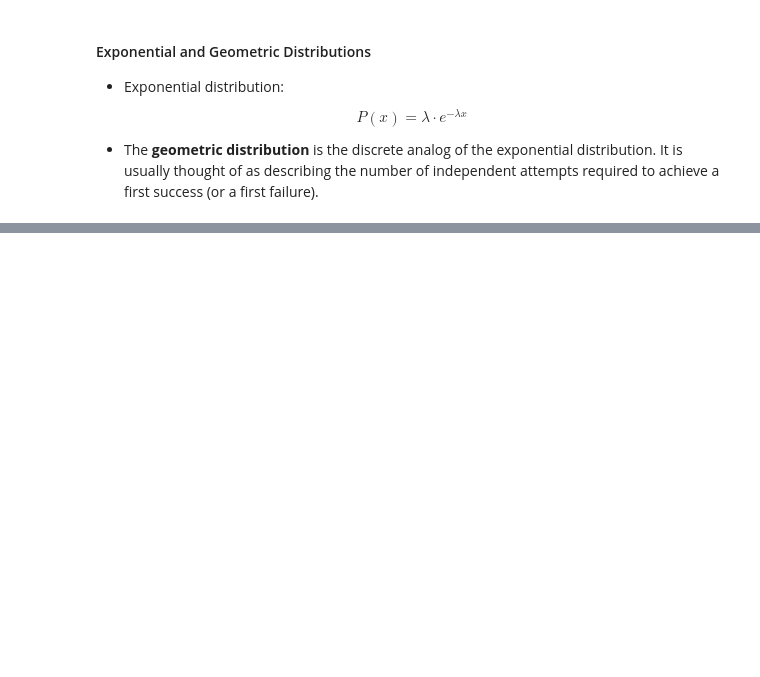
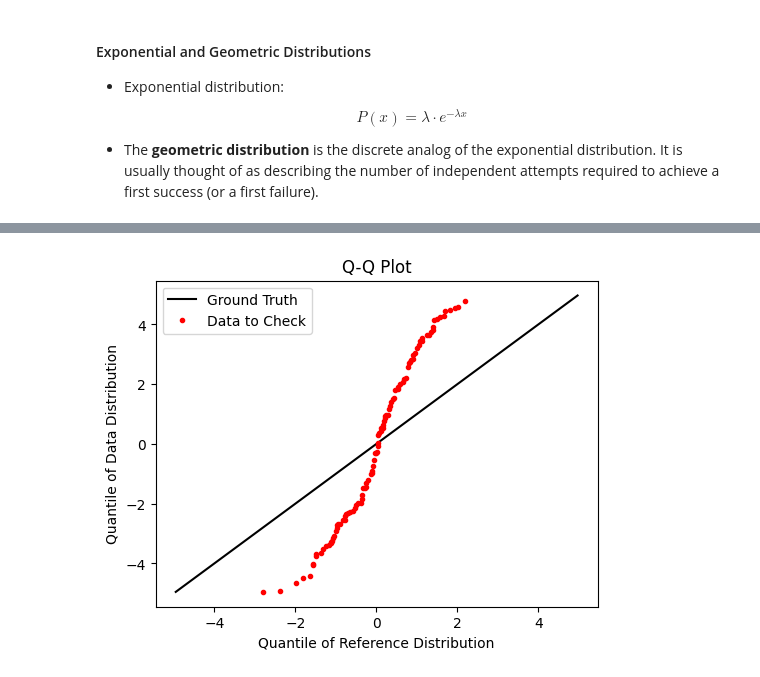
Before and after one commit to bruce88617/nycudopcs_advanced, a Jupyter notebook: Lectures/Lecture07/Lecture07.ipynb, the cells around one changed output, grey strips where cells are left out. Saved outputs shown, nothing was run; the diff lists cells and outputs as text; code cells hidden in the pictures; blank space fills up the shorter version.

```diff
--- a/Lectures/Lecture07/Lecture07.ipynb
+++ b/Lectures/Lecture07/Lecture07.ipynb
@@ -373,0 +361,24 @@ successfulFlirt()
+# %%
+def plotQQ(data, ref):
+    L = len(data)
+    x, y = [], []
+    gt = np.linspace(np.min(data), np.max(data), L)
+
+    for i in range(100):
+        x.append(np.percentile(ref, i, method="nearest"))
+        y.append(np.percentile(data, i, method="nearest"))
+
+    fig = plt.figure(figsize=(5,4), dpi=100, layout="constrained")
+    ax = fig.add_subplot(111)
+    ax.plot(gt, gt, 'k', label="Ground Truth")
+    ax.plot(x, y, "r.", label="Data to Check")
+    ax.set_xlabel("Quantile of Reference Distribution")
+    ax.set_ylabel("Quantile of Data Distribution")
+    ax.set_title("Q-Q Plot")
+    ax.legend(loc="best")
+
+    plt.show()
+
+plotQQ(data1, data2)
+# %% [output]
+[figure, added]
```
Also changed, not shown: parts of 20 cells of this notebook.
